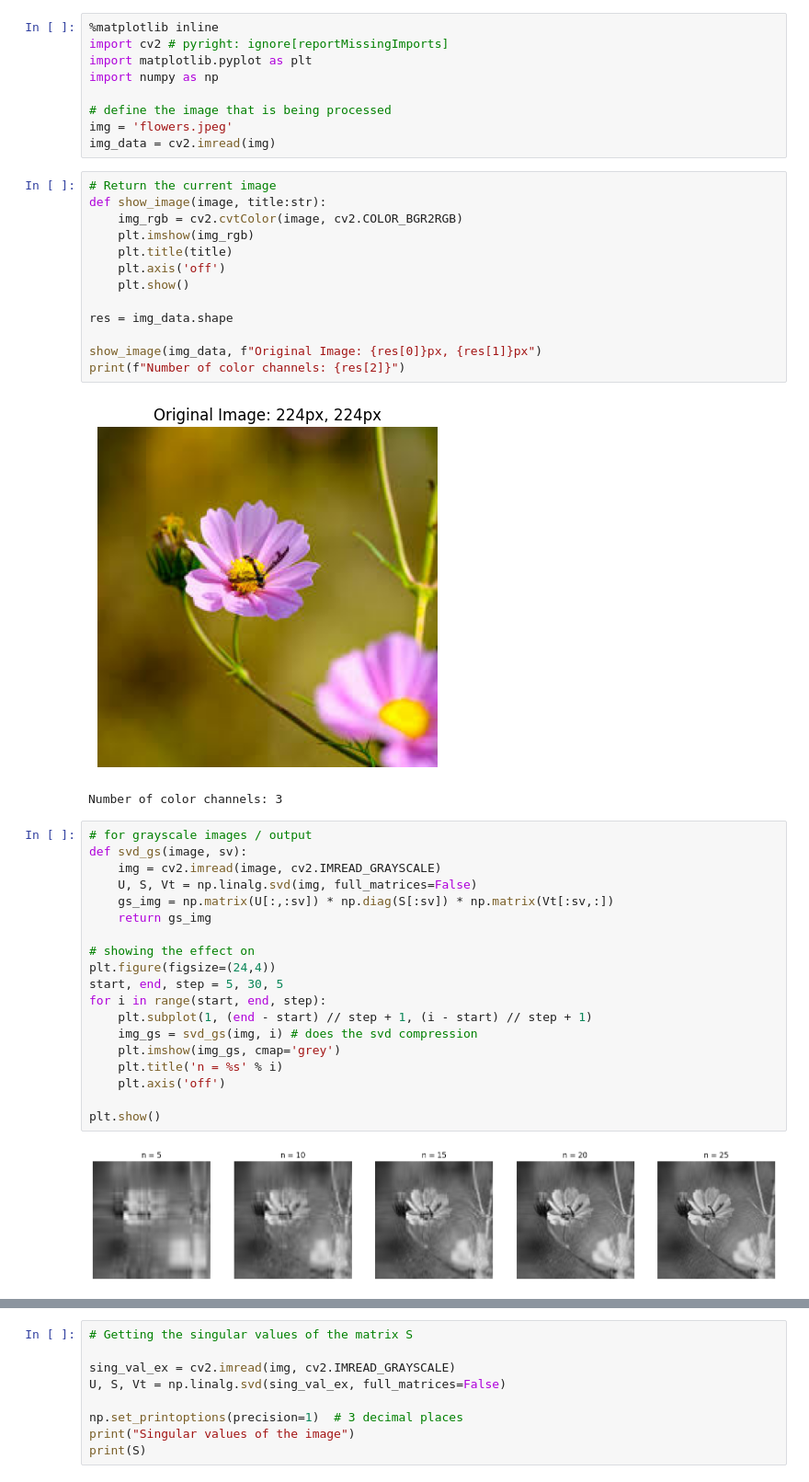
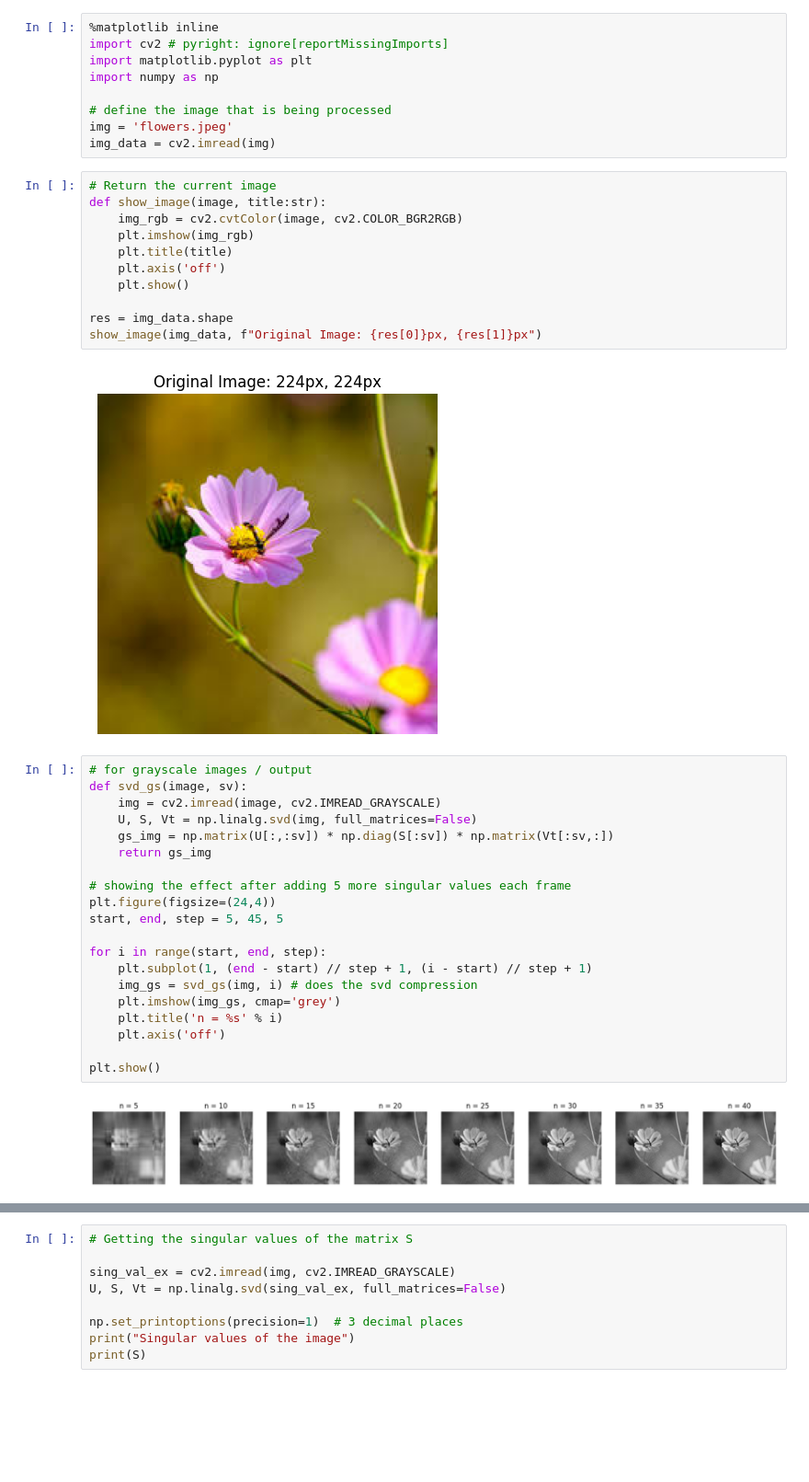
Before and after one commit to kmhswimgirl/svd_compression, a Jupyter notebook: svd_doc.ipynb, the cells around one changed output, grey strips where cells are left out. Shown at 92% size. Cells and saved outputs as stored; diff of their text form; blank space fills up the shorter version.

```diff
--- a/svd_doc.ipynb
+++ b/svd_doc.ipynb
@@ -26,31 +24,29 @@ def show_image(image, title:str):
     plt.show()
 
 res = img_data.shape
-
 show_image(img_data, f"Original Image: {res[0]}px, {res[1]}px")
-print(f"Number of color channels: {res[2]}")
 # %% [output]
 [figure]
-Number of color channels: 3
 # %%
 # for grayscale images / output
 def svd_gs(image, sv):
     img = cv2.imread(image, cv2.IMREAD_GRAYSCALE)
     U, S, Vt = np.linalg.svd(img, full_matrices=False)
     gs_img = np.matrix(U[:,:sv]) * np.diag(S[:sv]) * np.matrix(Vt[:sv,:])
     return gs_img
 
-# showing the effect on
+# showing the effect after adding 5 more singular values each frame
 plt.figure(figsize=(24,4))
-start, end, step = 5, 30, 5
+start, end, step = 5, 45, 5
+
 for i in range(start, end, step):
     plt.subplot(1, (end - start) // step + 1, (i - start) // step + 1)
     img_gs = svd_gs(img, i) # does the svd compression
     plt.imshow(img_gs, cmap='grey')
     plt.title('n = %s' % i)
     plt.axis('off')
 
 plt.show()
 # %% [output]
-[figure, old version]
+[figure, new version]
 # %%
```
Also changed, not shown: parts of 5 cells of this notebook.
